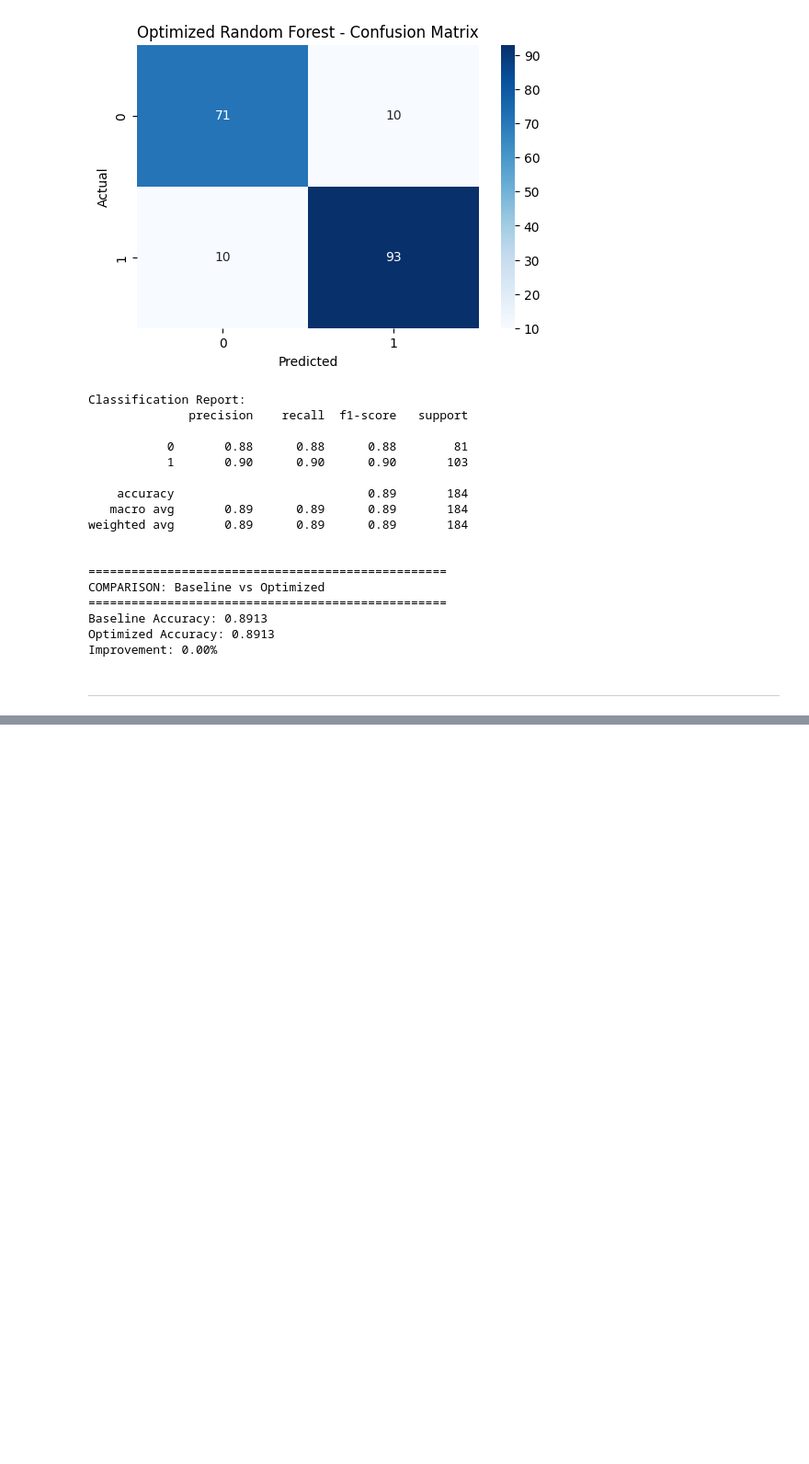
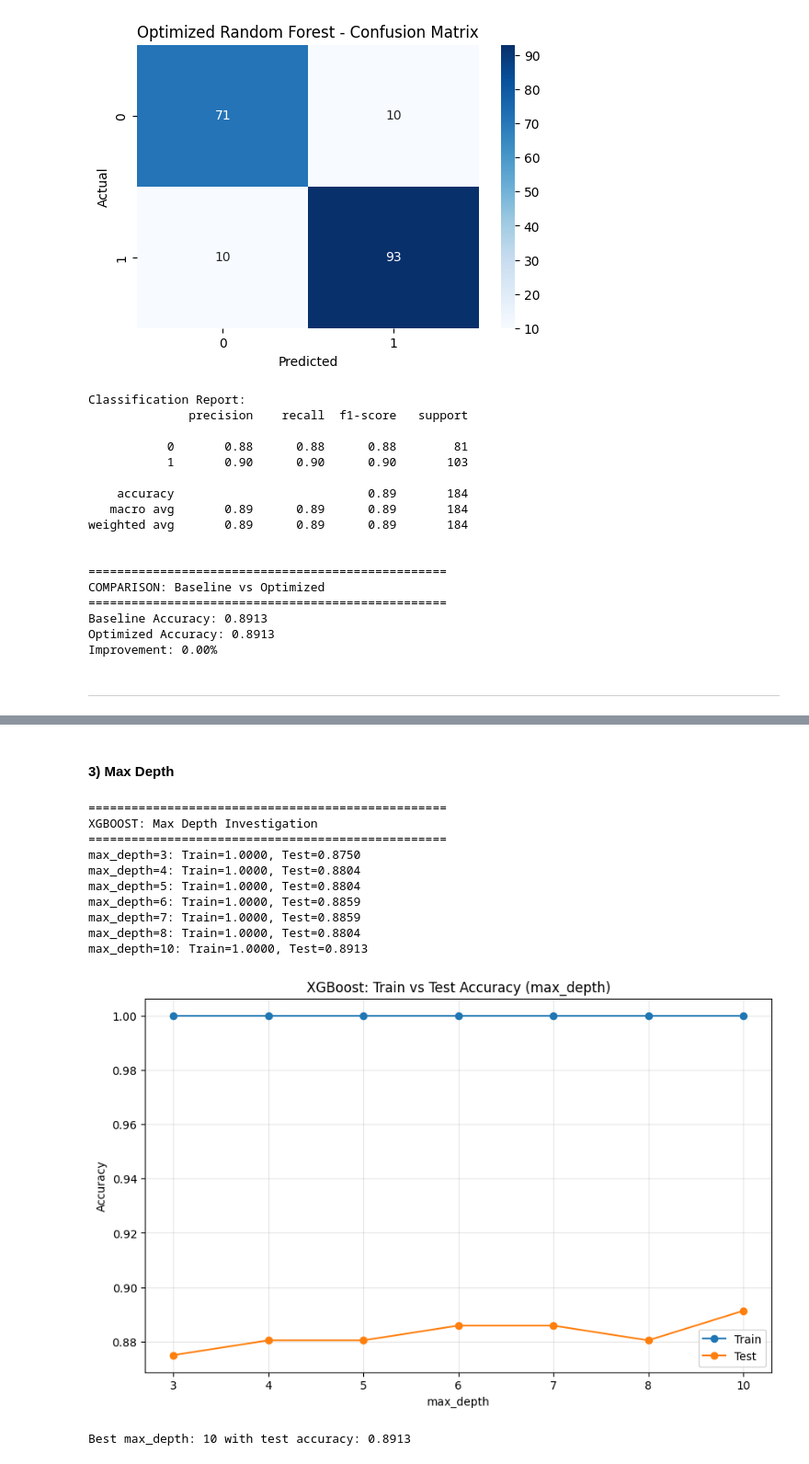
Before and after one commit to saumyashah0510/MachineLearning, a Jupyter notebook: Basic libraries/scikit learn/Projects/Cardiovascular_disease_classifier.ipynb, the cells around one changed output, grey strips where cells are left out. Shown at 92% size. Saved outputs shown, nothing was run; the diff lists cells and outputs as text; code cells hidden in the pictures; blank space fills up the shorter version.

```diff
--- a/Basic libraries/scikit learn/Projects/Cardiovascular_disease_classifier.ipynb
+++ b/Basic libraries/scikit learn/Projects/Cardiovascular_disease_classifier.ipynb
@@ -672,0 +785,58 @@ Improvement: 0.00%
+# %% [markdown]
+#### 3) Max Depth
+# %%
+print("="*50)
+print("XGBOOST: Max Depth Investigation")
+print("="*50)
+
+max_depth_list = [3, 4, 5, 6, 7, 8, 10]
+
+accuracy_list_train = []
+accuracy_list_test = []
+
+for max_depth in max_depth_list:
+
+    model = XGBClassifier(n_estimators=300, learning_rate=0.3, max_depth=max_depth,
+                          random_state=RANDOM_STATE, eval_metric='logloss')
+    model.fit(X_train, y_train)
+
+    predictions_train = model.predict(X_train)
+    predictions_test = model.predict(X_test)
+
+    accuracy_train = accuracy_score(y_train, predictions_train)
+    accuracy_test = accuracy_score(y_test, predictions_test)
+
+    accuracy_list_train.append(accuracy_train)
+    accuracy_list_test.append(accuracy_test)
+
+    print(f"max_depth={max_depth}: Train={accuracy_train:.4f}, Test={accuracy_test:.4f}")
+
+
+plt.figure(figsize=(10, 6))
+plt.title('XGBoost: Train vs Test Accuracy (max_depth)')
+plt.xlabel('max_depth')
+plt.ylabel('Accuracy')
+plt.xticks(range(len(max_depth_list)), max_depth_list)
+plt.plot(accuracy_list_train, marker='o', label='Train')
+plt.plot(accuracy_list_test, marker='o', label='Test')
+plt.legend()
+plt.grid(True, alpha=0.3)
+plt.show()
+
+
+best_idx = np.argmax(accuracy_list_test)
+best_max_depth = max_depth_list[best_idx]
+print(f"\nBest max_depth: {best_max_depth} with test accuracy: {accuracy_list_test[best_idx]:.4f}")
+# %% [output]
+==================================================
+XGBOOST: Max Depth Investigation
+==================================================
+max_depth=3: Train=1.0000, Test=0.8750
+max_depth=4: Train=1.0000, Test=0.8804
+max_depth=5: Train=1.0000, Test=0.8804
+max_depth=6: Train=1.0000, Test=0.8859
+max_depth=7: Train=1.0000, Test=0.8859
+max_depth=8: Train=1.0000, Test=0.8804
+max_depth=10: Train=1.0000, Test=0.8913
+[figure, added]
+Best max_depth: 10 with test accuracy: 0.8913
```
Also changed, not shown: parts of 9 cells of this notebook.
